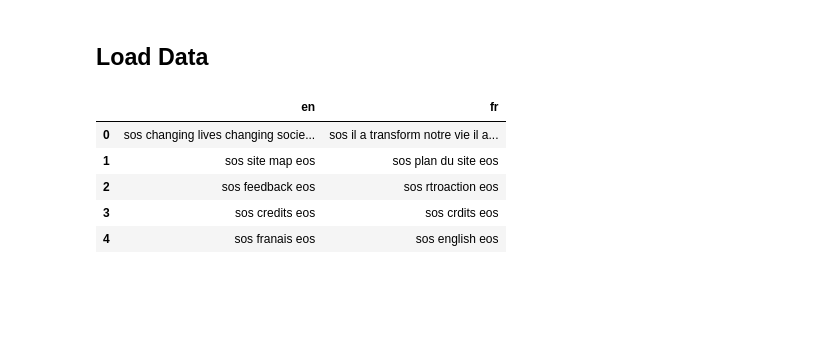
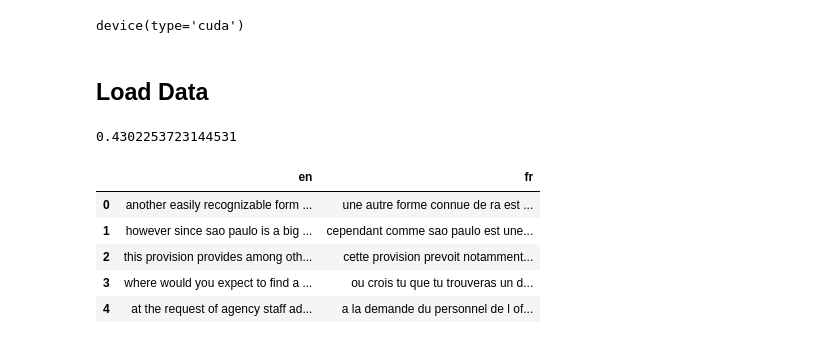
Before and after one commit to mli43/CMU-10701-F23-Project, a Jupyter notebook: LSTM_MT.ipynb, the cells around one changed output. Saved outputs shown, nothing was run; the diff lists cells and outputs as text; code cells hidden in the pictures; blank space fills up the shorter version.

```diff
--- a/LSTM_MT.ipynb
+++ b/LSTM_MT.ipynb
@@ -25,23 +3,61 @@ import scipy
+# %%
+from __future__ import unicode_literals, print_function, division
+from io import open
+import unicodedata
+import re
+import random
+import os
+import time
+
+import pandas as pd
+import numpy as np
+
+import torch
+import torch.nn as nn
+from torch import optim
+import torch.nn.functional as F
+
+import numpy as np
+from torch.utils.data import TensorDataset, DataLoader, RandomSampler
+
+import gc
+from tqdm import tqdm
+import math
+
+device = torch.device("cuda" if torch.cuda.is_available() else "cpu")
+#device = torch.device('cpu')
+device
+# %% [output]
+device(type='cuda')
 # %% [markdown]
 ## Load Data
 # %%
-# Load cleaned data directly if available
-if os.path.isfile('./data/cleaned_data.csv'):
+start = time.time()
+
+if os.path.isfile('./data/valid_subset.csv'):
+    # cleaned, filtered by length, 10% dataset
+    df = pd.read_csv('./data/valid_subset.csv', index_col=False)
+
+elif os.path.isfile('./data/valid_cleaned_data.csv'):
+    # cleaned, filtered by length dataset
+    df = pd.read_csv('./data/valid_cleaned_data.csv', index_col=False)
+
+elif os.path.isfile('./data/cleaned_data.csv'):
+    # cleaned dataset
     df = pd.read_csv('./data/cleaned_data.csv', index_col=False)
 else:
 
-    start = time.time()
     df = pd.read_csv('./data/en-fr.csv')
 
-    end = time.time()
-
-    display(end - start)
+end = time.time()
+display(end - start)
 
 df.head()
 # %% [output]
+0.4302253723144531
 |  | en | fr |
-| 0 | sos changing lives changing socie... | sos il a transform notre vie il a... |
-| 1 | sos site map eos | sos plan du site eos |
-| 2 | sos feedback eos | sos rtroaction eos |
-| 3 | sos credits eos | sos crdits eos |
-| 4 | sos franais eos | sos english eos |
+| 0 | another easily recognizable form ... | une autre forme connue de ra est ... |
+| 1 | however since sao paulo is a big ... | cependant comme sao paulo est une... |
+| 2 | this provision provides among oth... | cette provision prevoit notamment... |
+| 3 | where would you expect to find a ... | ou crois tu que tu trouveras un d... |
+| 4 | at the request of agency staff ad... | a la demande du personnel de l of... |
```
Also changed, not shown: parts of 57 cells of this notebook.
